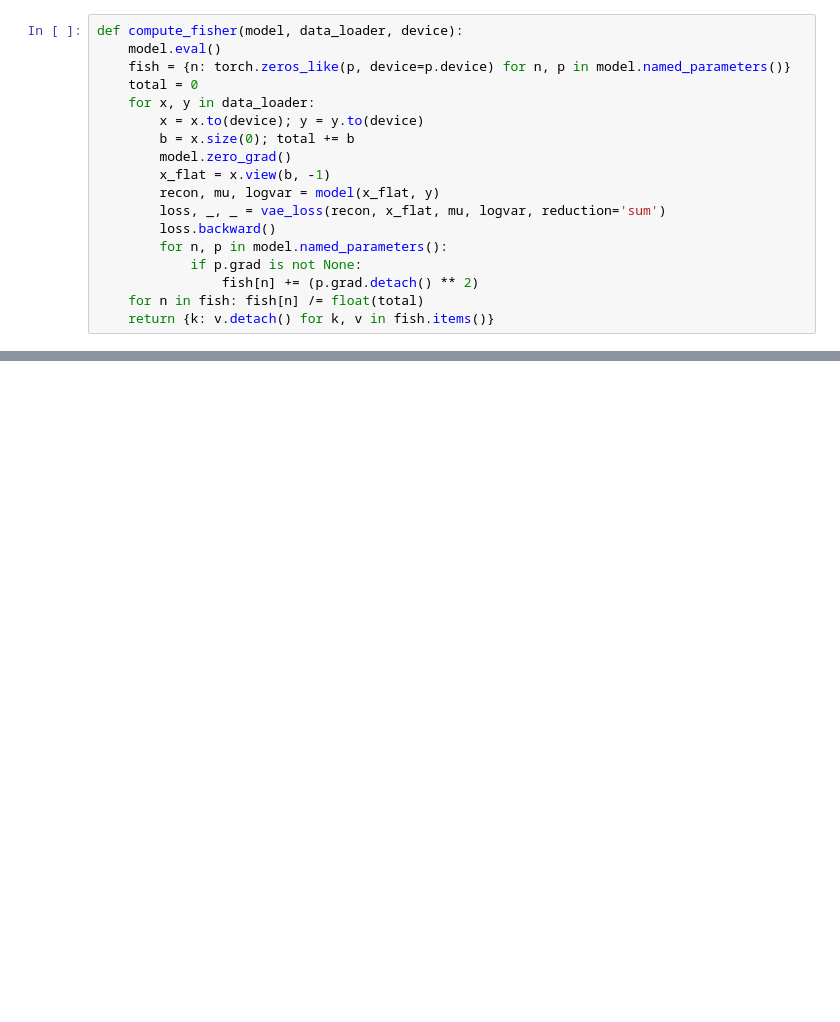
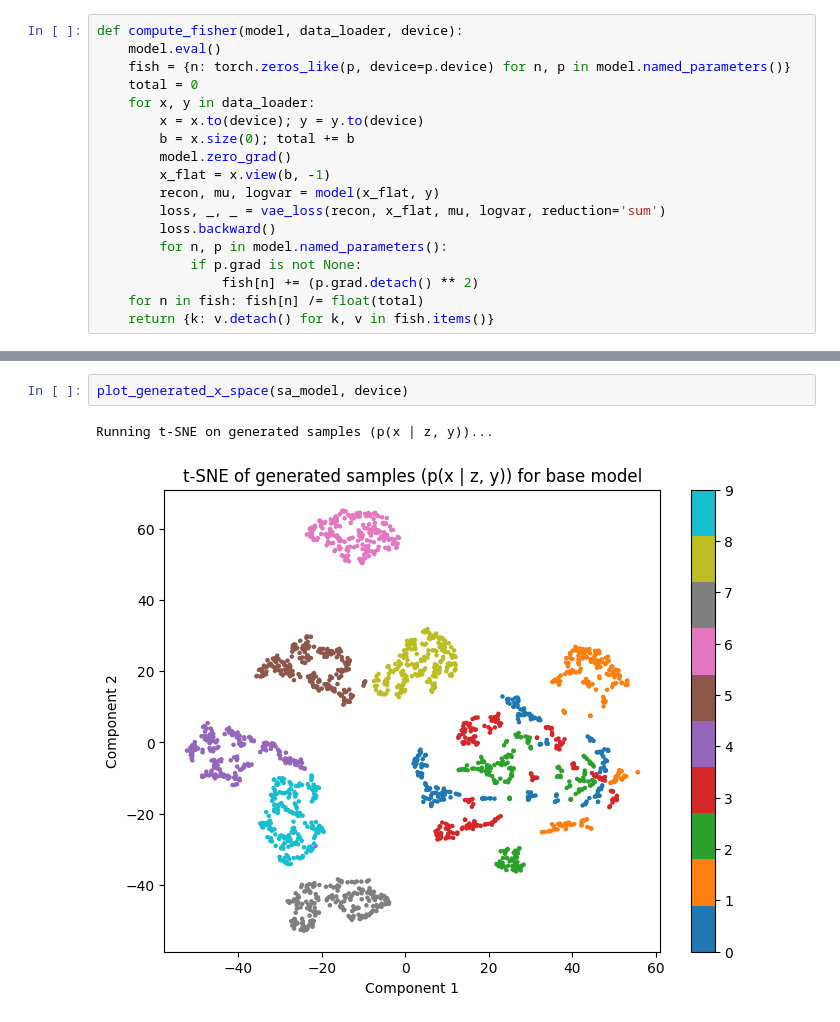
Before and after one commit to MatinGhiasi32/SelectiveAmnesiaMNIST, a Jupyter notebook: main.ipynb, the cells around one changed output, grey strips where cells are left out. Saved outputs shown, nothing was run; the diff lists cells and outputs as text; blank space fills up the shorter version.

```diff
--- a/main.ipynb
+++ b/main.ipynb
@@ -462,0 +471,5 @@ plot_latent_space(model2, test_loader, device, num_points=10000)
+# %%
+plot_generated_x_space(sa_model, device)
+# %% [output]
+Running t-SNE on generated samples (p(x | z, y))...
+[figure, added]
```
Also changed, not shown: parts of 10 cells of this notebook.
